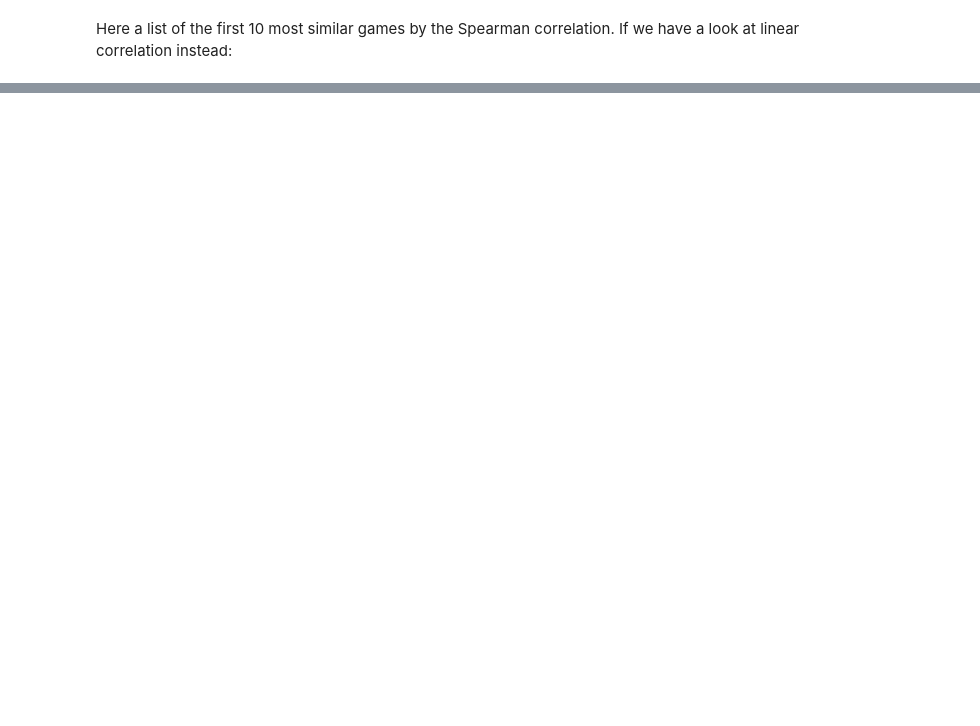
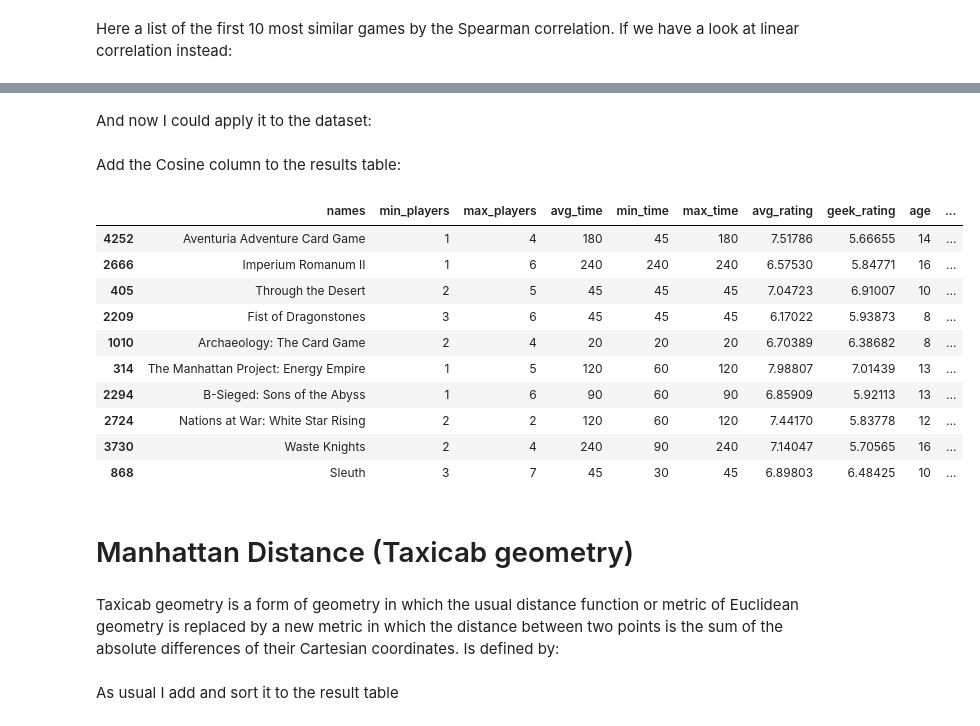
Before and after one commit to dongiovy/Jato, a Jupyter notebook: Models_to_derive_similarity.ipynb, the cells around one changed output, grey strips where cells are left out. Drawn from its saved outputs; the diff is of its cells as text; code cells hidden in the pictures; blank space fills up the shorter version.

```diff
--- a/Models_to_derive_similarity.ipynb
+++ b/Models_to_derive_similarity.ipynb
@@ -163,0 +241,40 @@ game_pear.head(10)
+# %%
+def square_rooted(x):
+
+    return round(np.sqrt(sum([a*a for a in x])),3)
+
+def cosine_similarity(x,y):
+
+    numerator = sum(a*b for a,b in zip(x,y))
+    denominator = square_rooted(x)*square_rooted(y)
+    return round(numerator/float(denominator),3)
+# %% [markdown]
+And now I could apply it to the dataset:
+# %%
+cosine = []
+for k in range(total_row):
+    cosine.append(cosine_similarity(my_game[my_game.columns[1:]].loc[0],game_for_model[game_for_model.columns[1:]].iloc[k]))
+# %% [markdown]
+Add the Cosine column to the results table:
+# %%
+game_spear['cosine'] = cosine
+# %%
+game_spear = game_spear.sort_values(['cosine'], ascending=[False])
+# %%
+game_spear.head(10)
+# %% [output]
+|  | names | min_players | max_players | avg_time | min_time | max_time | avg_rating | geek_rating | age | ... |
+| 4252 | Aventuria Adventure Card Game | 1 | 4 | 180 | 45 | 180 | 7.51786 | 5.66655 | 14 | ... |
+| 2666 | Imperium Romanum II | 1 | 6 | 240 | 240 | 240 | 6.57530 | 5.84771 | 16 | ... |
+| 405 | Through the Desert | 2 | 5 | 45 | 45 | 45 | 7.04723 | 6.91007 | 10 | ... |
+| 2209 | Fist of Dragonstones | 3 | 6 | 45 | 45 | 45 | 6.17022 | 5.93873 | 8 | ... |
+| 1010 | Archaeology: The Card Game | 2 | 4 | 20 | 20 | 20 | 6.70389 | 6.38682 | 8 | ... |
+| 314 | The Manhattan Project: Energy Empire | 1 | 5 | 120 | 60 | 120 | 7.98807 | 7.01439 | 13 | ... |
+| 2294 | B-Sieged: Sons of the Abyss | 1 | 6 | 90 | 60 | 90 | 6.85909 | 5.92113 | 13 | ... |
+| 2724 | Nations at War: White Star Rising | 2 | 2 | 120 | 60 | 120 | 7.44170 | 5.83778 | 12 | ... |
+| 3730 | Waste Knights | 2 | 4 | 240 | 90 | 240 | 7.14047 | 5.70565 | 16 | ... |
+| 868 | Sleuth | 3 | 7 | 45 | 30 | 45 | 6.89803 | 6.48425 | 10 | ... |
+# %% [markdown]
+# Manhattan Distance (Taxicab geometry)
+# %% [markdown]
+Taxicab geometry is a form of geometry in which the usual distance function or metric of Euclidean geometry is replaced by a new metric in which the distance between two points is the sum of the absolute differences of their Cartesian coordinates. Is defined by:
@@ -163,0 +289,2 @@ game_pear.head(10)
+# %% [markdown]
+As usual I add and sort it to the result table
```
Also changed, not shown: parts of 32 cells of this notebook, 1 other file.
